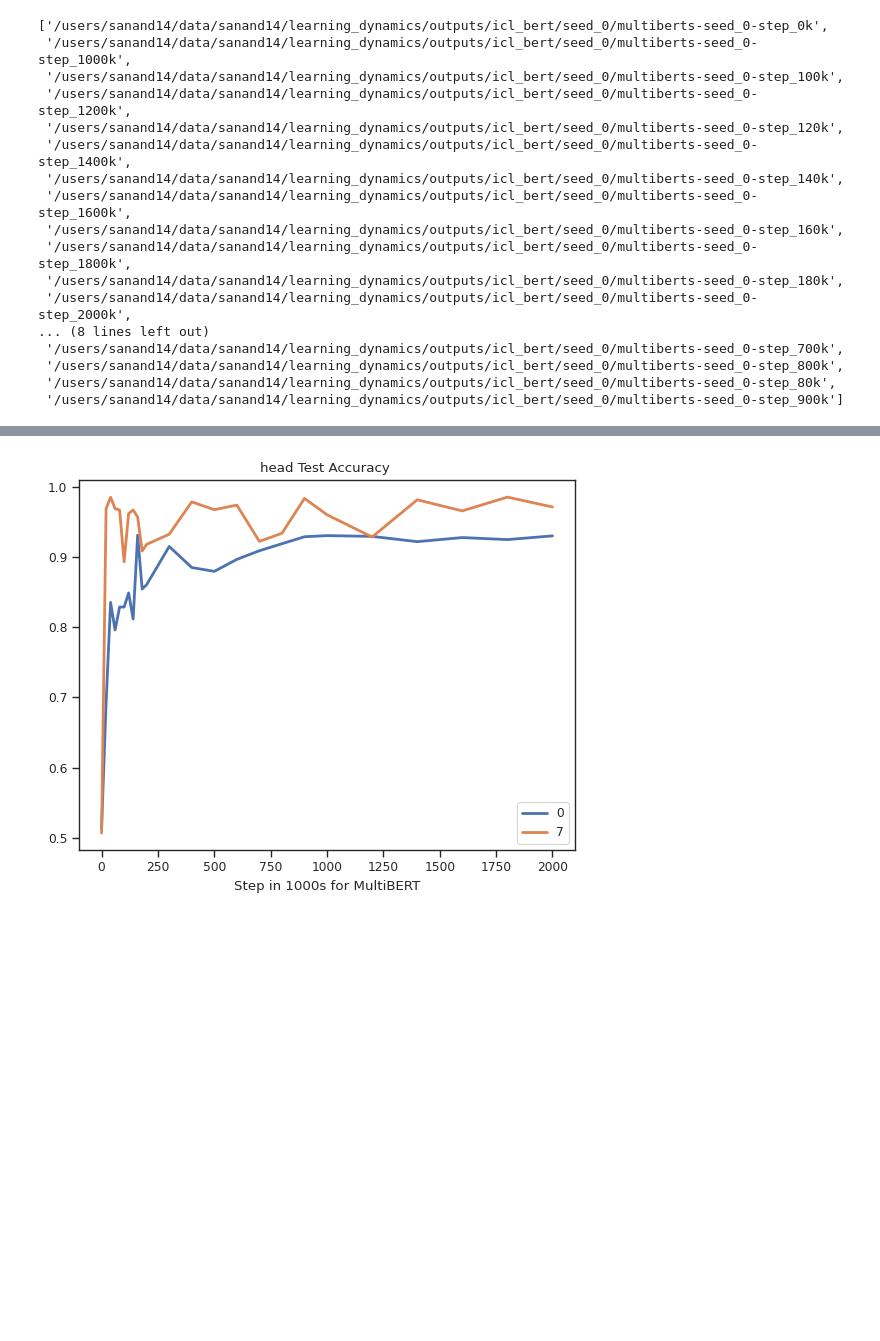
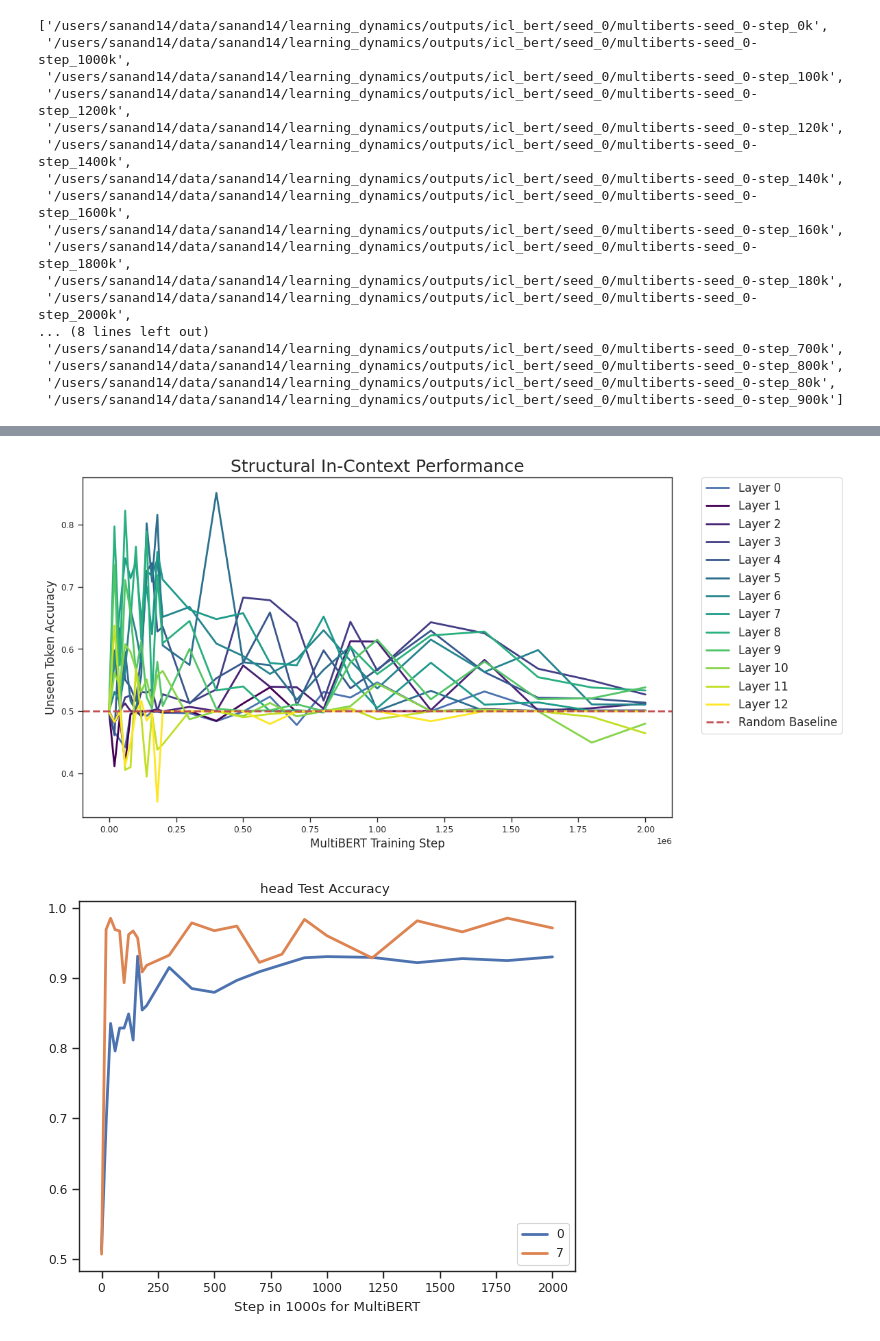
Before and after one commit to surajK610/curriculum_learning, a Jupyter notebook: src/notebooks/icl_bert.ipynb, the cells around one changed output, grey strips where cells are left out. Saved outputs shown, nothing was run; the diff lists cells and outputs as text; code cells hidden in the pictures; blank space fills up the shorter version.

```diff
--- a/src/notebooks/icl_bert.ipynb
+++ b/src/notebooks/icl_bert.ipynb
@@ -307,3 +519,73 @@ tail_switch_v_switch_heldout()
+# %%
+from matplotlib.lines import Line2D
+import matplotlib.colors as mcolors
+
+steps = [0, 20, 40, 60, 80, 100, 120, 140, 160, 180, 200, 300, 400, 500, 600, 700, 800, 900, 1000, 1200, 1400, 1600, 1800, 2000]
+template = '/users/sanand14/data/sanand14/learning_dynamics/outputs/icl_bert/{}/multiberts-{}-step_{}k'
+
+steps_axis = [1000 * step for step in steps]
+def tail_switch_v_switch_heldout_all_layers():
+    layer_0 = 'layer-0'
+    # colors = ['#006D77', '#800020']
+    nrows=1
+    ncols=1
+    fig, axes = plt.subplots(nrows=nrows, ncols=ncols, figsize=(12, 6))
+    fig.tight_layout(pad=5.0)
+
+    ax = axes
+    finish = 13
+    start = 1
+    # colors = [
+    #     (233/255, 204/255, 253/255),  # Lightest Lilac
+    #     (201/255, 160/255, 220/255),  # Light Purple
+    #     (168/255, 115/255, 186/255),  # Moderate Purple
+    #     (134/255, 71/255, 153/255),   # Rich Purple
+    #     (101/255, 26/255, 119/255),   # Darker Purple
+    #     (68/255, 0/255, 85/255)       # Darkest Deep Purple
+    # ]
+    # cmap = mcolors.LinearSegmentedColormap.from_list("custom_purple", colors, N=12)
+
+    cmap = plt.get_cmap('viridis')  # You can choose any other colormap e.g., 'viridis', 'plasma', 'inferno', 'magma'
+    color_range = np.linspace(0, 1, finish-start)
+
+    for i, layer in enumerate(range(start, finish)):
+        values, values_err= {}, {}
+        values_0, values_0_err = {}, {}
+        curr_layer = f'layer-{layer}'
+        for step in steps:
+            curr_step = step
+            curr_value, curr_value0 = [],[]
+            for seed in ['seed_0', 'seed_1', 'seed_2']:
+                curr_dir = template.format(seed, seed, step)
+                curr_output_dir = os.path.join(curr_dir, curr_layer)
+                curr_value += [parse_metric(os.path.join(curr_output_dir, 'val_acc.txt'), 'heldout')]
+                curr_value0 += [parse_metric(os.path.join(os.path.join(curr_dir, layer_0), 'val_acc.txt'), 'heldout')]
+
+            values[curr_step] = np.mean(curr_value)
+            values_err[curr_step] = np.std(curr_value, ddof=1)/np.sqrt(len(curr_value))
+            values_0[curr_step] = np.mean(curr_value0)
+            values_0_err[curr_step] = np.std(curr_value0, ddof=1)/np.sqrt(3)
+
+        values = np.array([values[step] for step in steps])
+        values_0 = np.array([values_0[step] for step in steps])
+        values_err = np.array([values_err[step] for step in steps])
+        values_0_err = np.array([values_0_err[step] for step in steps])
+        color = cmap(color_range[i])
+        if layer == start:
+            ax.plot(steps_axis, values_0)
+        ax.plot(steps_axis, values, color=color)
+        if layer == finish - 1:
+            ax.axhline(y=0.5, color='r', linestyle='--', label='Random Baseline')
+        ax.set_xlabel('MultiBERT Training Step', fontsize=12)
+    ax.legend(['Layer 0'] + [f'Layer {i}' for i in range(start,finish)] + ['Random Baseline'], fontsize=12, loc='upper left', bbox_to_anchor=(1.05, 1), borderaxespad=0.)
+    ax.set_title('Structural In-Context Performance', fontsize=18)
+    ax.set_ylabel('Unseen Token Accuracy', fontsize=12)
+    plt.tight_layout()
+sns.set_theme(context="paper", style="ticks", rc={"lines.linewidth": 2})
+
+tail_switch_v_switch_heldout_all_layers()
+# %% [output]
+[figure, added]
 # %%
 plot_metric([0, 7], 'head', subtract_zero=False)
 # %% [output]
```
Also changed, not shown: parts of 6 cells of this notebook, 11 other files.
